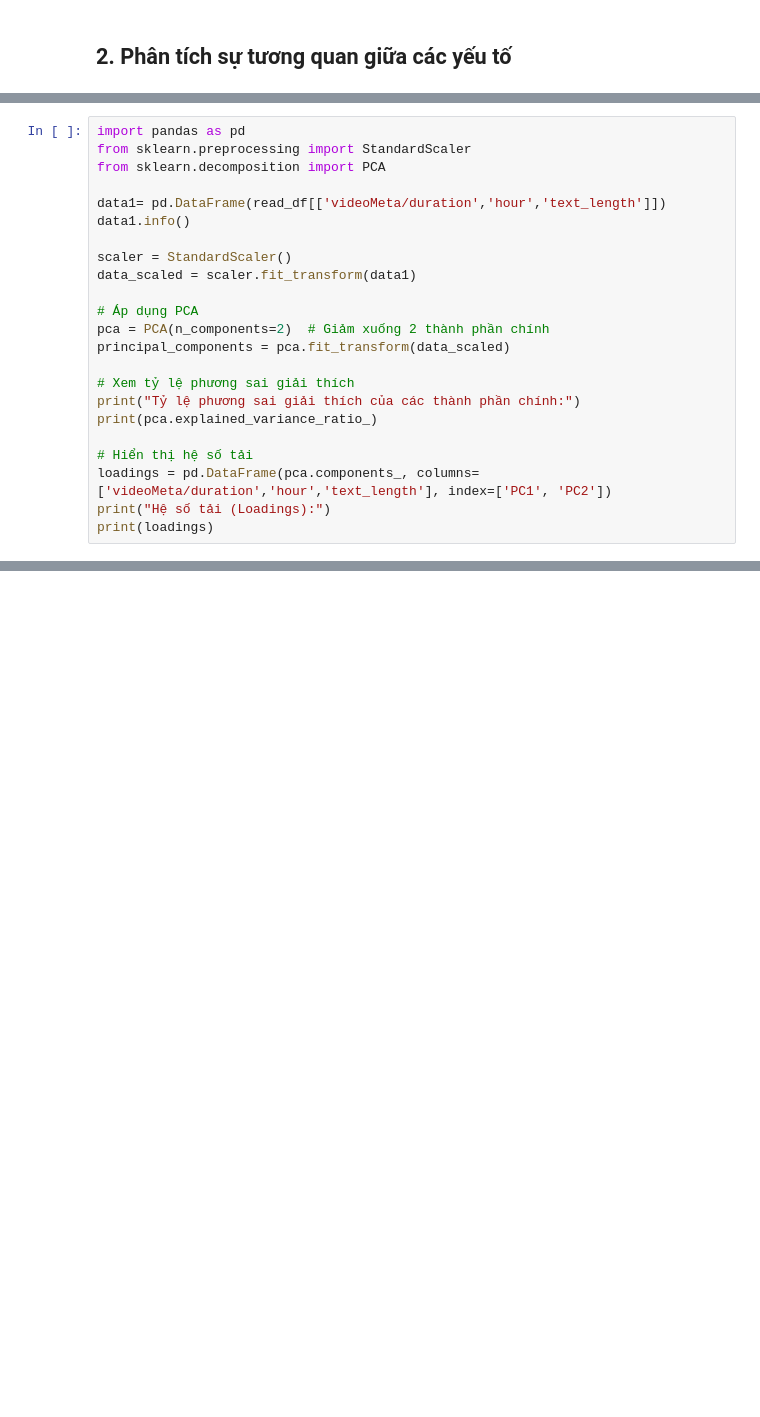
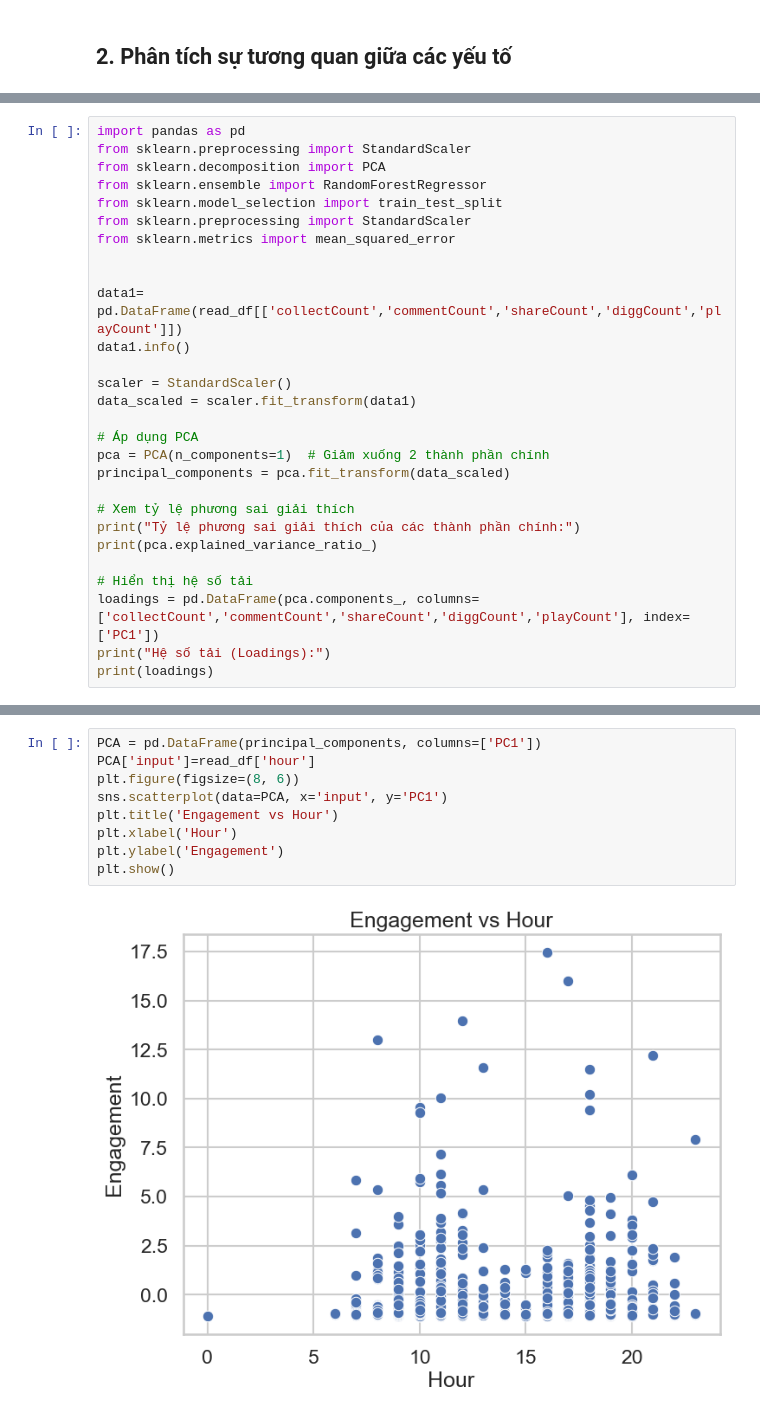
Before and after one commit to dattotien/Tiktok_profile, a Jupyter notebook: BTL.ipynb, the cells around one changed output, grey strips where cells are left out. Saved outputs shown, nothing was run; the diff lists cells and outputs as text; blank space fills up the shorter version.

```diff
--- a/BTL.ipynb
+++ b/BTL.ipynb
@@ -852,15 +880,20 @@ Chiều dài caption của các video hầu hết nằm trong khoảng 2 đến
 import pandas as pd
 from sklearn.preprocessing import StandardScaler
 from sklearn.decomposition import PCA
+from sklearn.ensemble import RandomForestRegressor
+from sklearn.model_selection import train_test_split
+from sklearn.preprocessing import StandardScaler
+from sklearn.metrics import mean_squared_error
 
-data1= pd.DataFrame(read_df[['videoMeta/duration','hour','text_length']])
+
+data1= pd.DataFrame(read_df[['collectCount','commentCount','shareCount','diggCount','playCount']])
 data1.info()
 
 scaler = StandardScaler()
 data_scaled = scaler.fit_transform(data1)
 
 # Áp dụng PCA
-pca = PCA(n_components=2)  # Giảm xuống 2 thành phần chính
+pca = PCA(n_components=1)  # Giảm xuống 2 thành phần chính
 principal_components = pca.fit_transform(data_scaled)
 
 # Xem tỷ lệ phương sai giải thích
@@ -868,7 +901,7 @@ print("Tỷ lệ phương sai giải thích của các thành phần chính:")
 print(pca.explained_variance_ratio_)
 
 # Hiển thị hệ số tải
-loadings = pd.DataFrame(pca.components_, columns=['videoMeta/duration','hour','text_length'], index=['PC1', 'PC2'])
+loadings = pd.DataFrame(pca.components_, columns=['collectCount','commentCount','shareCount','diggCount','playCount'], index=['PC1'])
 print("Hệ số tải (Loadings):")
 print(loadings)
 # %% [output]
@@ -890,0 +927,11 @@ PC2           -0.792656 -0.130469     0.595545
+# %%
+PCA = pd.DataFrame(principal_components, columns=['PC1'])
+PCA['input']=read_df['hour']
+plt.figure(figsize=(8, 6))
+sns.scatterplot(data=PCA, x='input', y='PC1')
+plt.title('Engagement vs Hour')
+plt.xlabel('Hour')
+plt.ylabel('Engagement')
+plt.show()
+# %% [output]
+[figure, added]
```
Also changed, not shown: parts of 14 cells of this notebook.
